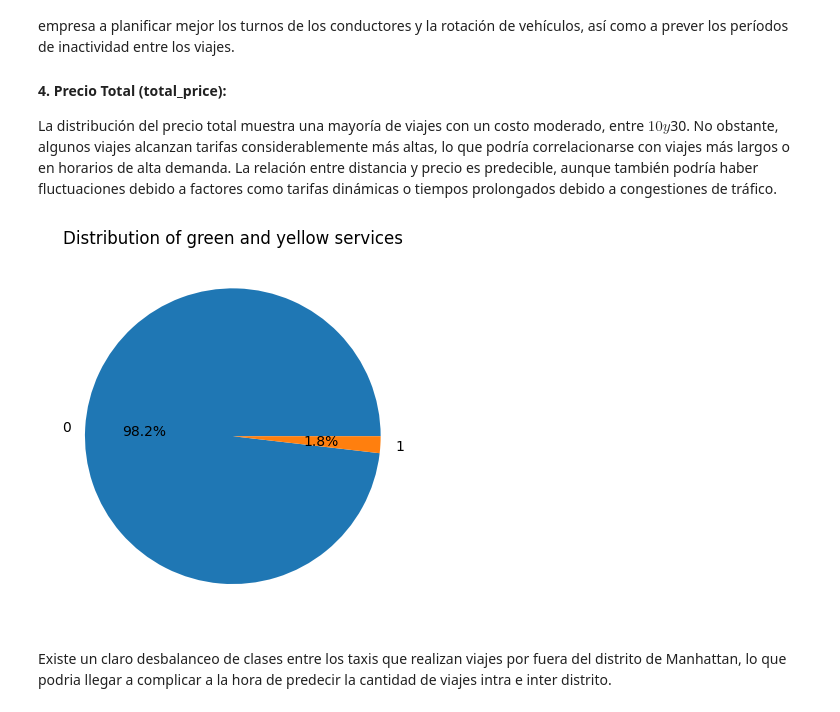
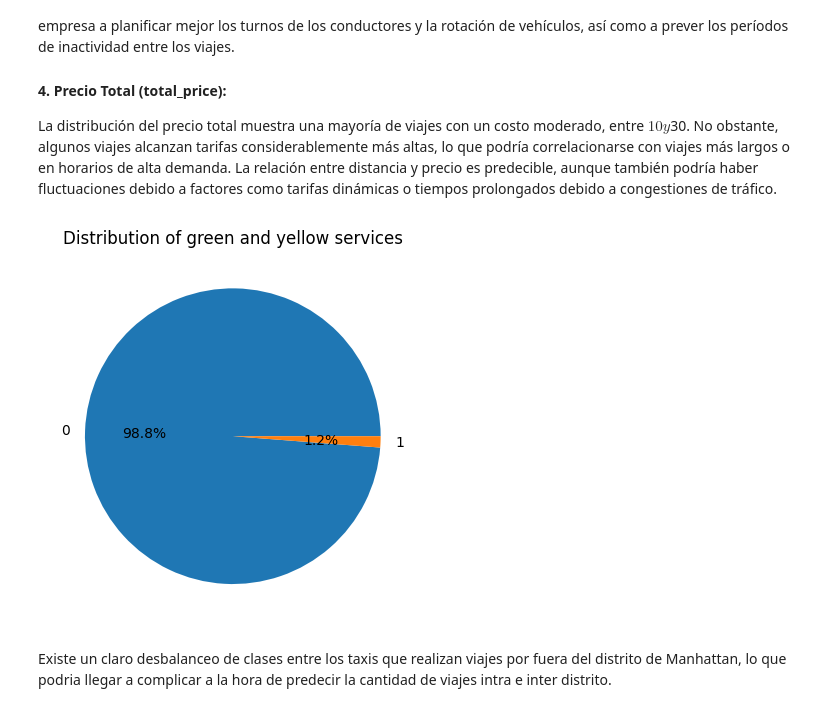
Before and after one commit to Pableren/Cab_Data_Cruise, a Jupyter notebook: Eda.ipynb, the cells around one changed output. Cells and saved outputs as stored; diff of their text form; code cells hidden in the pictures.

```diff
--- a/Eda.ipynb
+++ b/Eda.ipynb
@@ -66,12 +66,12 @@ Estos datos sobre la duración del viaje pueden ayudar a la empresa a planificar
 #### 4. Precio Total (total_price):
 La distribución del precio total muestra una mayoría de viajes con un costo moderado, entre $10 y $30. No obstante, algunos viajes alcanzan tarifas considerablemente más altas, lo que podría correlacionarse con viajes más largos o en horarios de alta demanda. La relación entre distancia y precio es predecible, aunque también podría haber fluctuaciones debido a factores como tarifas dinámicas o tiempos prolongados debido a congestiones de tráfico.
 # %%
-counts = df['service'].value_counts()
+counts = df_withoutliers['service'].value_counts()
 plt.pie(counts, labels=counts.index, autopct='%1.1f%%')
 plt.title('Distribution of green and yellow services')
 plt.show()
 # %% [output]
-[figure, old version]
+[figure, new version]
 # %% [markdown]
 Existe un claro desbalanceo de clases entre los taxis que realizan viajes por fuera del distrito de Manhattan, lo que podria llegar a complicar a la hora de predecir la cantidad de viajes intra e inter distrito.
 # %% [markdown]
```
Also changed, not shown: parts of 3 cells of this notebook.
